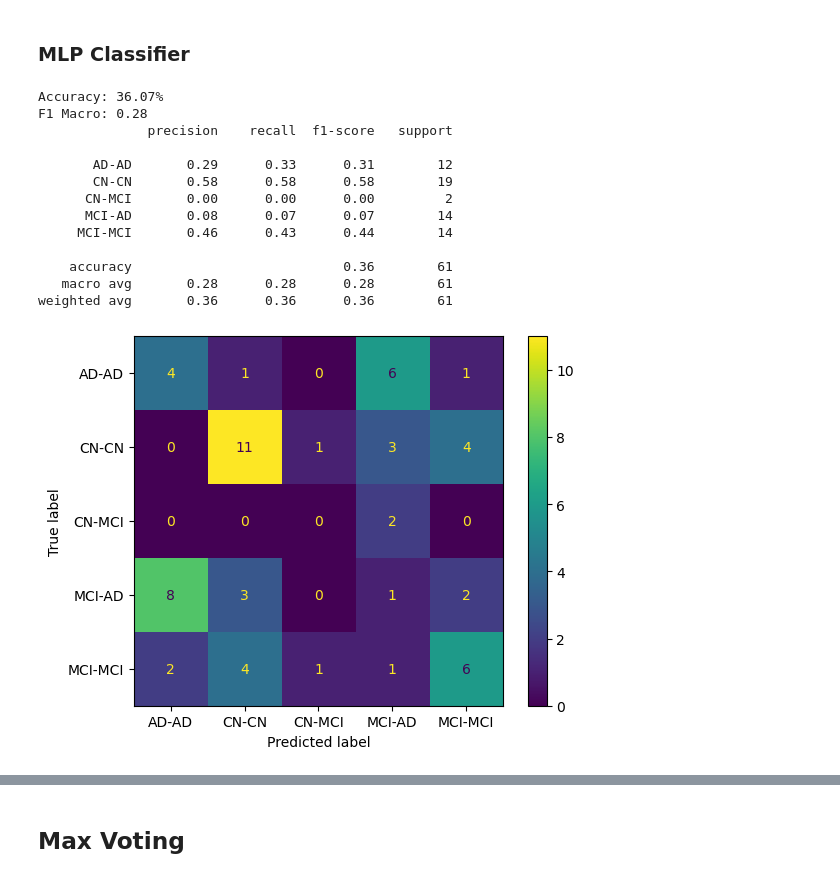
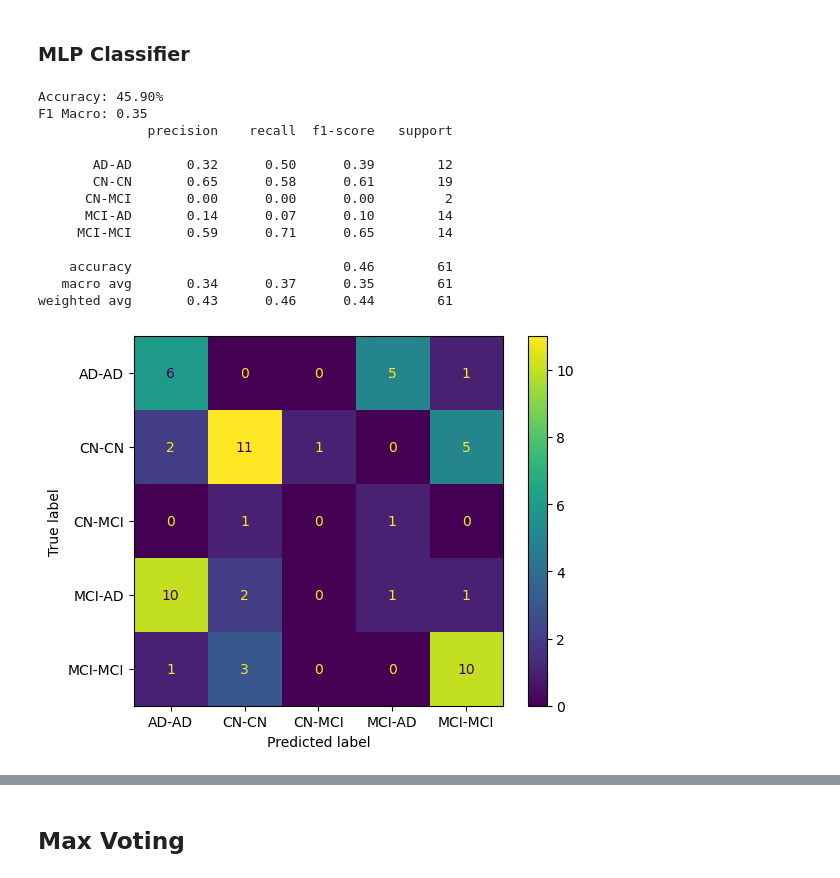
Before and after one commit to Pedrosilva03/daa-projeto, a Jupyter notebook: task2/hippo_Max_votation.ipynb, the cells around one changed output, grey strips where cells are left out. Cells and saved outputs as stored; diff of their text form; code cells hidden in the pictures.

Commit message:
Creio que está pronto, acabar report agora

```diff
--- a/task2/hippo_Max_votation.ipynb
+++ b/task2/hippo_Max_votation.ipynb
@@ -121,19 +121,12 @@ memory usage: 746.2 KB
 # %%
 from sklearn.model_selection import train_test_split
 
-X_treino = data_treino.drop(columns=['Transition'])
-y_treino = data_treino['Transition']
+X_treino = data_treino_normalize.drop(columns=['Transition'])
+y_treino = data_treino_normalize['Transition']
 
-X_teste = data_teste
+X_teste = data_teste_normalize
 
 X_train, X_test, y_train, y_test = train_test_split(X_treino, y_treino, test_size=0.2, random_state=2023, stratify = y_treino)
-
-X_treino_normalize = data_treino_normalize.drop(columns=['Transition'])
-y_treino_normalize = data_treino_normalize['Transition']
-
-X_teste_normalize = data_teste_normalize
-
-X_train_normalize, X_test_normalize, y_train_normalize, y_test_normalize = train_test_split(X_treino_normalize, y_treino_normalize, test_size=0.2, random_state=2023, stratify = y_treino_normalize)
 # %% [markdown]
 ## Feature Selection
 # %%
@@ -239,7 +227,7 @@ from sklearn.tree import DecisionTreeClassifier
 from sklearn.metrics import classification_report, ConfusionMatrixDisplay, f1_score
 
 # Definir o modelo de Decision Tree e a grade de parâmetros
-dt_model = DecisionTreeClassifier(max_leaf_nodes=15, min_samples_leaf=10, min_samples_split=5, random_state=2023)
+dt_model = DecisionTreeClassifier(max_depth=5, max_leaf_nodes=10, min_samples_leaf=20,min_samples_split=5, random_state=2023)
 
 dt_model.fit(X_train, y_train)
 
@@ -277,20 +265,20 @@ from sklearn.svm import SVC
 from sklearn.metrics import classification_report, ConfusionMatrixDisplay, f1_score
 
 # Definir o modelo de Decision Tree e a grade de parâmetros
-svm_model = SVC(C=10, gamma=0.05, kernel='sigmoid', random_state=2023)
+svm_model = SVC(C=1, gamma=0.1, kernel='linear', random_state=2023)
 
-svm_model.fit(X_train_normalize, y_train_normalize)
+svm_model.fit(X_train, y_train)
 
-svm_score = svm_model.score(X_test_normalize, y_test_normalize)
+svm_score = svm_model.score(X_test, y_test)
 print("Accuracy: %.2f%%" % (svm_score * 100))
 
-predictionSVM = svm_model.predict(X_test_normalize)
+predictionSVM = svm_model.predict(X_test)
 
 # Calculate F1-macro score
-f1_macro = f1_score(y_test_normalize, predictionSVM, average='macro')
+f1_macro = f1_score(y_test, predictionSVM, average='macro')
 print(f"F1 Macro: {f1_macro:.2f}")
 
-print(classification_report(y_test_normalize, predictionSVM))
-ConfusionMatrixDisplay.from_predictions(y_test_normalize, predictionSVM)
+print(classification_report(y_test, predictionSVM))
+ConfusionMatrixDisplay.from_predictions(y_test, predictionSVM)
 plt.show()
 # %% [output]
@@ -313,35 +301,35 @@ weighted avg       0.44      0.46      0.45        61
 # %%
 from sklearn.neural_network import MLPClassifier
 from sklearn.metrics import classification_report, ConfusionMatrixDisplay, f1_score
 
 mlp_model = MLPClassifier(activation='tanh', alpha=0.001, early_stopping=True, hidden_layer_sizes=(100, 50), max_iter=1000, random_state=2023, solver='lbfgs')
 
-mlp_model.fit(X_train_normalize, y_train_normalize)
+mlp_model.fit(X_train, y_train)
 
-mlp_score = mlp_model.score(X_test_normalize, y_test_normalize)
+mlp_score = mlp_model.score(X_test, y_test)
 print("Accuracy: %.2f%%" % (mlp_score * 100))
 
-predictionMLP = mlp_model.predict(X_test_normalize)
+predictionMLP = mlp_model.predict(X_test)
 
 # Calculate F1-macro score
-f1_macro = f1_score(y_test_normalize, predictionMLP, average='macro')
+f1_macro = f1_score(y_test, predictionMLP, average='macro')
 print(f"F1 Macro: {f1_macro:.2f}")
 
-print(classification_report(y_test_normalize, predictionMLP))
-ConfusionMatrixDisplay.from_predictions(y_test_normalize, predictionMLP)
+print(classification_report(y_test, predictionMLP))
+ConfusionMatrixDisplay.from_predictions(y_test, predictionMLP)
 plt.show()
 # %% [output]
-Accuracy: 36.07%
-F1 Macro: 0.28
+Accuracy: 45.90%
+F1 Macro: 0.35
               precision    recall  f1-score   support
 
-       AD-AD       0.29      0.33      0.31        12
-       CN-CN       0.58      0.58      0.58        19
+       AD-AD       0.32      0.50      0.39        12
+       CN-CN       0.65      0.58      0.61        19
       CN-MCI       0.00      0.00      0.00         2
-      MCI-AD       0.08      0.07      0.07        14
-     MCI-MCI       0.46      0.43      0.44        14
+      MCI-AD       0.14      0.07      0.10        14
+     MCI-MCI       0.59      0.71      0.65        14
 
-    accuracy                           0.36        61
-   macro avg       0.28      0.28      0.28        61
-weighted avg       0.36      0.36      0.36        61
+    accuracy                           0.46        61
+   macro avg       0.34      0.37      0.35        61
+weighted avg       0.43      0.46      0.44        61
-[figure, old version]
+[figure, new version]
```
Also changed, not shown: parts of 11 cells of this notebook, 1 other file.
